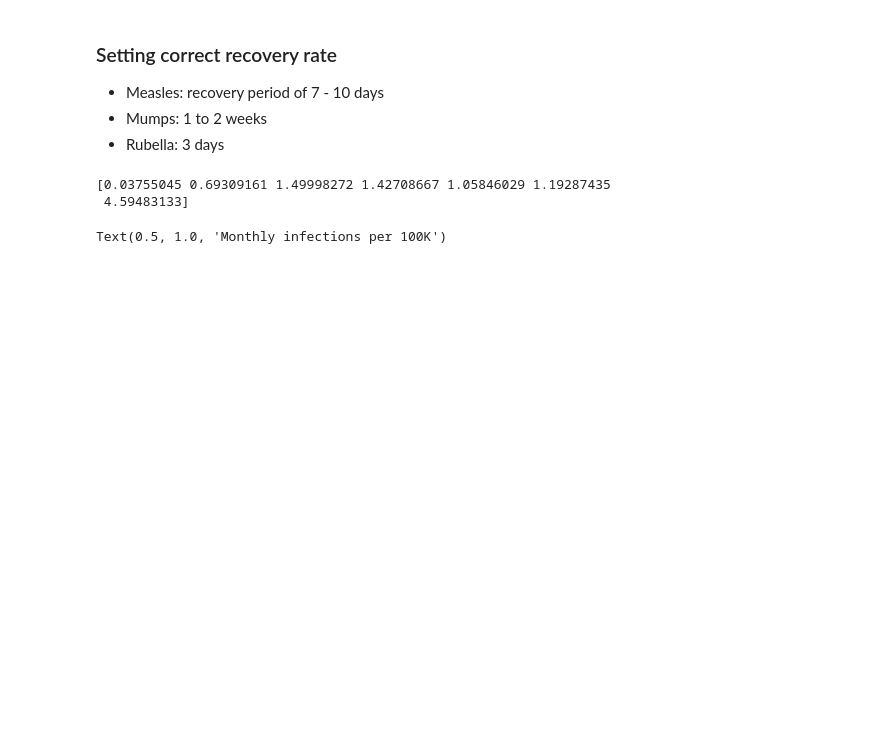
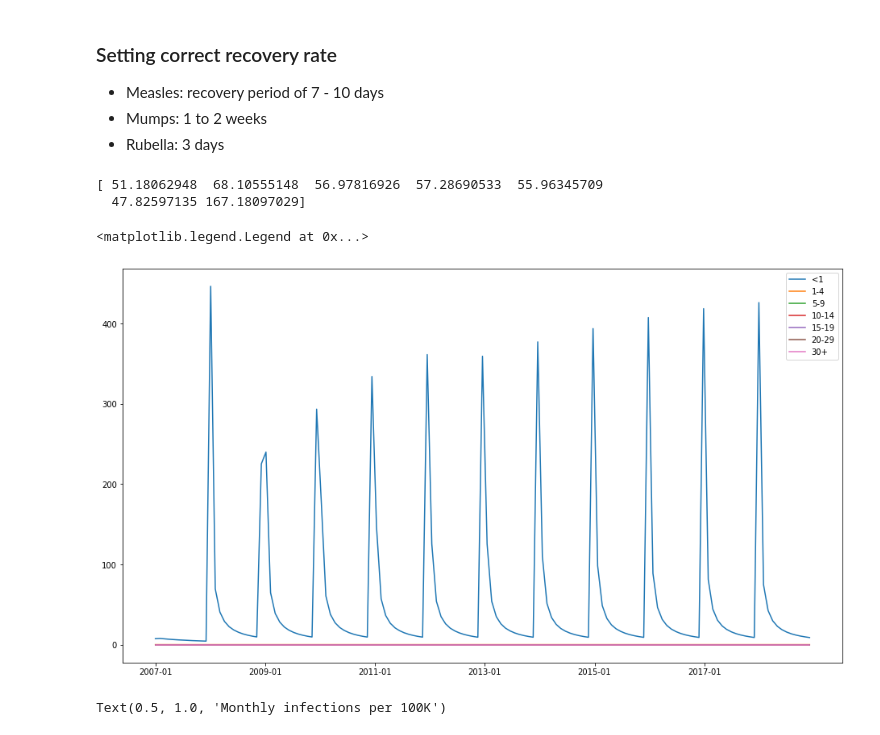
Before and after one commit to dhelekal/EpiRSG2020, a Jupyter notebook: model/Monthly_cases_simulation_NOVACC .ipynb, the cells around one changed output. Drawn from its saved outputs; the diff is of its cells as text; code cells hidden in the pictures; blank space fills up the shorter version.

Commit message:
New Vacc Rubella

```diff
--- a/model/Monthly_cases_simulation_NOVACC .ipynb
+++ b/model/Monthly_cases_simulation_NOVACC .ipynb
@@ -9,7 +9,7 @@ import math
 # %%
 age_class = ["<1", "1-4", "5-9", "10-14", "15-19", "20-29", "30+"]
 #Select disease
-d = "Measles"
+d = "Rubella"
 
 #monthly data
 data = pd.read_csv( d +'_data_processed.csv')
@@ -108,4 +108,4 @@ Shift_cov_rate_years = Cov_rate_years.iloc[np.hstack([6, np.arange(0,6)]),:]
 # %% [markdown]
 # No vaccination
 # %%
-Shift_cov_rate_years_NOVACC = np.full(Shift_cov_rate_years.shape, 0)
+Shift_cov_rate_years_NEW = np.full(Shift_cov_rate_years.shape, 0, dtype = float)
@@ -256,12 +250,11 @@ elif d == "Mumps":
 elif d == "Rubella":
     para.gamma = (1/3 *365.0)*np.ones([7])
 # %%
-beta = np.eye(7)*[0.00779684, 0.14391105, 0.21224502, 0.24212989, 0.2063052, 0.23331238, 0.27199975]
+beta = np.eye(7)*[10.62696194, 14.14119191,  8.06231465,  9.71971247, 10.90787469,  9.35420498, 9.89659442]
 
 #array([0.0077182 , 0.14214992, 0.21380122, 0.24281186, 0.20576573, 0.23221351, 0.27200709])
 
 #Rubella final
-#0.13* np.eye(7)*[0.05608618, 0.45458462, 0.10870022, 0.02075041, 0.00342591, 0.14565845, 0.28514931]
 
 #Measles
 #np.eye(7)*[0.00779684, 0.14391105, 0.21224502, 0.24212989, 0.2063052, 0.23331238, 0.27199975]
@@ -278,36 +271,38 @@ eval_year = 120
 out, t, out_YN = mdl.run(ic ,t_max = years_run-0.00001, method="RK45", eval_per_year=eval_year, pop_scale=pop_scale,
                          atol=1e-6, rtol = 1e-4)
 """""
 Inf_OUT = out[7:(7*2),:]
 plt.figure(figsize=(16,9))
 for ii in range(7):
     plt.plot(t[0:len(t)], np.transpose(out[7+ii,0:len(t)]), label = age_class[ii])
 plt.legend()
 plt.title("Infected curve for all age groups (unnormalized)", fontsize = 18)
 """
 
 plt.figure(figsize=(16,9))
 for ii in range(7):
     plt.plot(np.linspace(0,years_run, years_run*12)[0:-1],
              (1e5/pop_scale)*np.transpose(get_monthly_rates(out_YN, eval_year, years_run)[ii,:]), label = age_class[ii])
 
 if d == "Measles":
     locs, labels = plt.xticks()
     locs = np.hstack([locs[1:-2], 19.5])
     plt.xticks(locs, time_date[locs*12])
 elif d == "Rubella":
     locs, labels = plt.xticks()
     locs = np.hstack([locs[1:-2]])
     plt.xticks(locs, time_date[locs*12])
 else:
     plt.xticks(np.arange(0,years_run-1), time_date)
 
 plt.legend()
 plt.title("Monthly infections per 100K -" +d+" simulation", fontsize = 18)
-plt.savefig(d+"_optim.png")
+#plt.savefig(d+"_optim.png")
 # %% [output]
-[0.03755045 0.69309161 1.49998272 1.42708667 1.05846029 1.19287435
- 4.59483133]
+[ 51.18062948  68.10555148  56.97816926  57.28690533  55.96345709
+  47.82597135 167.18097029]
+<matplotlib.legend.Legend at 0x...>
+[figure, added]
 # %%
 plt.figure(figsize=(16,9))
 for ii in range(7):
```
Also changed, not shown: parts of 4 cells of this notebook.
